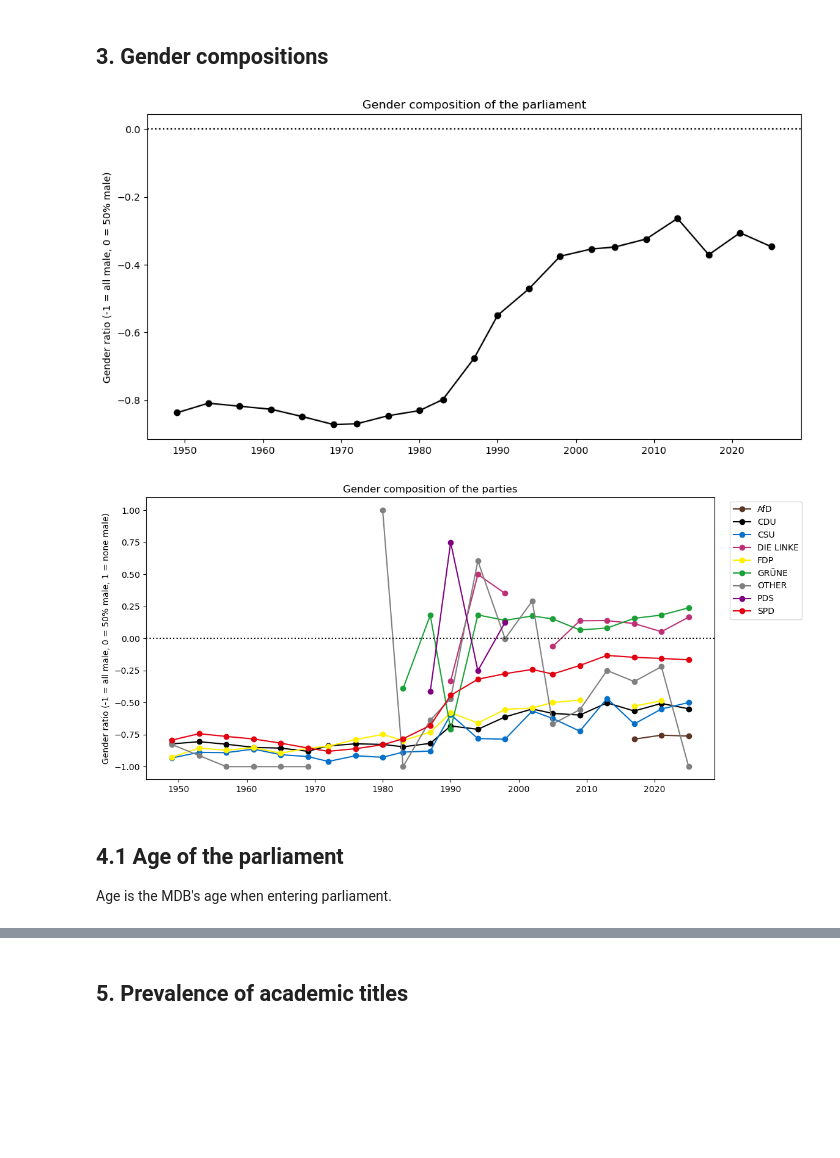
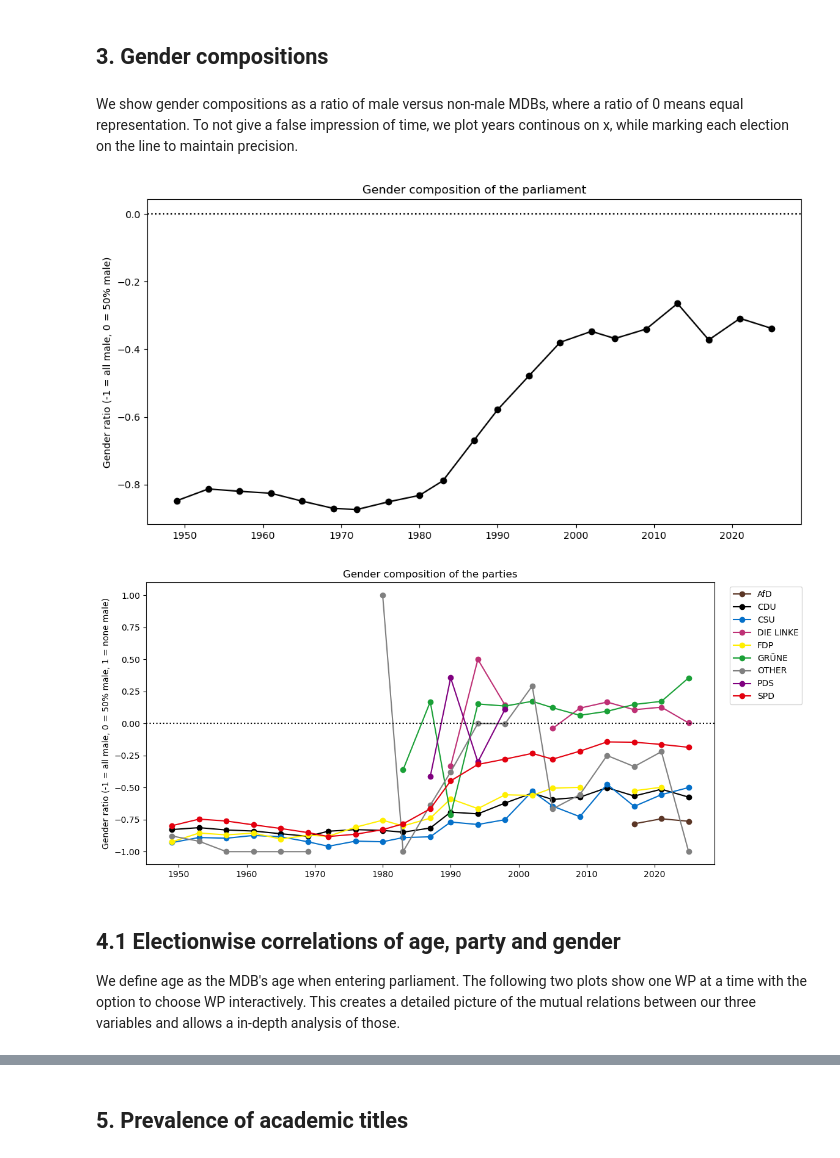
Before and after one commit to carl-lorenz/Visualization, a Jupyter notebook: Exam/1_members_of_german_parliament.ipynb, the cells around one changed output, grey strips where cells are left out. Saved outputs shown, nothing was run; the diff lists cells and outputs as text; code cells hidden in the pictures; blank space fills up the shorter version.

Commit message:
4 h left

```diff
--- a/Exam/1_members_of_german_parliament.ipynb
+++ b/Exam/1_members_of_german_parliament.ipynb
@@ -338,19 +363,33 @@ plt.show()
 # %% [markdown]
 ## 3. Gender compositions
+# %% [markdown]
+We show gender compositions as a ratio of male versus non-male MDBs, where a ratio of 0 means equal representation. To not give a false impression of time, we plot years continous on x, while marking each election on the line to maintain precision.
 # %%
-def get_gender_ratio(group):
-    gender_weight = (
-    wp_df
-    .groupby(group)['Frac_of_WP']
-    .sum()
-    .unstack(fill_value=0)
+def get_gender_ratio(df):
+    """
+    Weighted gender ratio: -1 = all male, 0 = 50/50, 1 = all female.
+    :param df: DataFrame with 'Gender' and 'Frac_of_WP' columns.
+    :return: float in [-1, 1]
+    """
+    weights = df.groupby('Gender')['Frac_of_WP'].sum()
+    return 2 * (weights.get('female', 0) / weights.sum() - 0.5)
+
+def create_gender_df(group):
+    """
+    Computes the gender ratio for each subgroup, merged with election year info.
+    :param group: str: name of the group to compute the gender ratio for.
+    :return: pd.DataFrame with columns ['WP', 'election_y_str', 'Gender_ratio']
+    """
+    gender_ratio = (
+        wp_df
+        .groupby(group)
+        .apply(get_gender_ratio, include_groups=False)
+        .rename('gender_ratio')
+        .reset_index()
     )
-
-    male_share = gender_weight['male'] / gender_weight.sum(axis=1)
-    gender_ratio = (-2 * (male_share - 0.5)).rename('gender_ratio').reset_index()
     return safe_merge(terms_df[['WP', 'election_y_int']], gender_ratio, ['WP'])
 # %%
-wp_gender_df = get_gender_ratio(['WP', 'Gender'])
+wp_gender_df = create_gender_df(['WP'])
 
 fig, ax = plt.subplots(figsize=(12, max(6, int(len(wp_gender_df)*0.25))))
 ax.axhline(0, color="black", linestyle=':')
@@ -359,39 +398,34 @@ ax.set_ylabel('Gender ratio (-1 = all male, 0 = 50% male)')
 ax.set_title('Gender composition of the parliament')
 plt.show()
 # %% [output]
-[figure, old version]
+[figure, new version]
 # %%
-wp_parties_df = get_gender_ratio(['WP', 'Party', 'Gender'])
+wp_parties_df = create_gender_df(['WP', 'Party'])
 
-#wp_df = wp_df.merge(mdb_df, on='ID', how='left')
-
-
-#full_terms_order = terms_df[['WP', 'election_y_int']].sort_values('WP').reset_index(drop=True)
 fig, ax = plt.subplots(figsize=(12, max(6, int(terms_df.shape[0] * 0.25))))
 
 for party, group in wp_parties_df.groupby('Party'):
-    # Reindex to the full terms range; missing terms become NaN and break the line
     group_full = (
         terms_df
         .merge(group[['WP', 'gender_ratio']], on='WP', how='left')
-    )
+    )   # Reindex to the full terms range; missing terms become NaN and break the line.
+
     ax.plot(
         group_full['election_y_int'],
         group_full['gender_ratio'],
         marker='o',
         label=party,
-        color=party_colours.get(party, 'grey')
+        color=PARTY_DICT.get(party)
     )
 
 ax.set_ylabel('Gender ratio (-1 = all male, 0 = 50% male, 1 = none male)')
-ax.set_xlabel('')
 ax.set_title('Gender composition of the parties')
 ax.legend(bbox_to_anchor=(1.02, 1), loc='upper left')
 ax.axhline(0, color='black', linestyle=':')
 plt.show()
 # %% [output]
-[figure, old version]
+[figure, new version]
 # %% [markdown]
-## 4.1 Age of the parliament
+## 4.1 Electionwise correlations of age, party and gender
 
-Age is the MDB's age when entering parliament.
+We define age as the MDB's age when entering parliament. The following two plots show one WP at a time with the option to choose WP interactively. This creates a detailed picture of the mutual relations between our three variables and allows a in-depth analysis of those.
```
Also changed, not shown: parts of 37 cells of this notebook.
